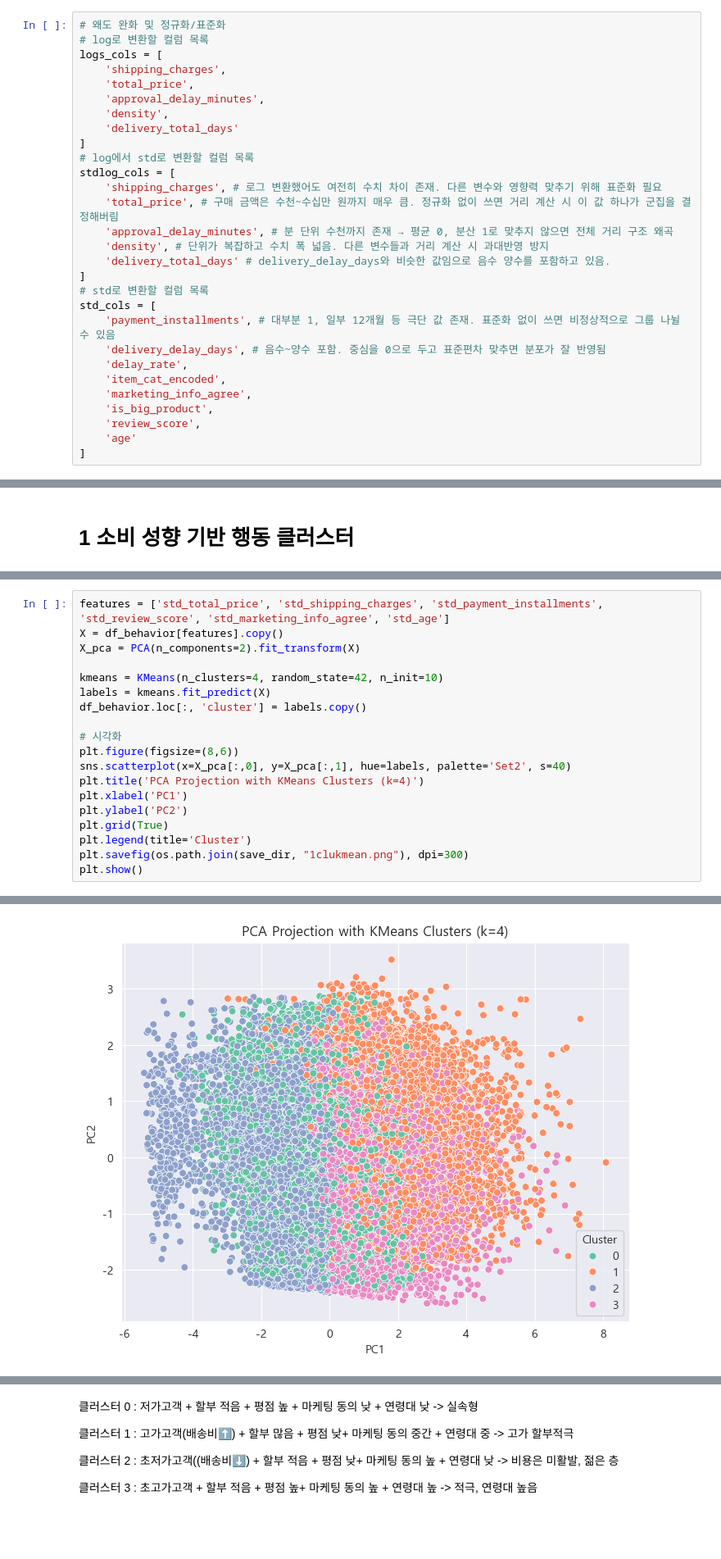
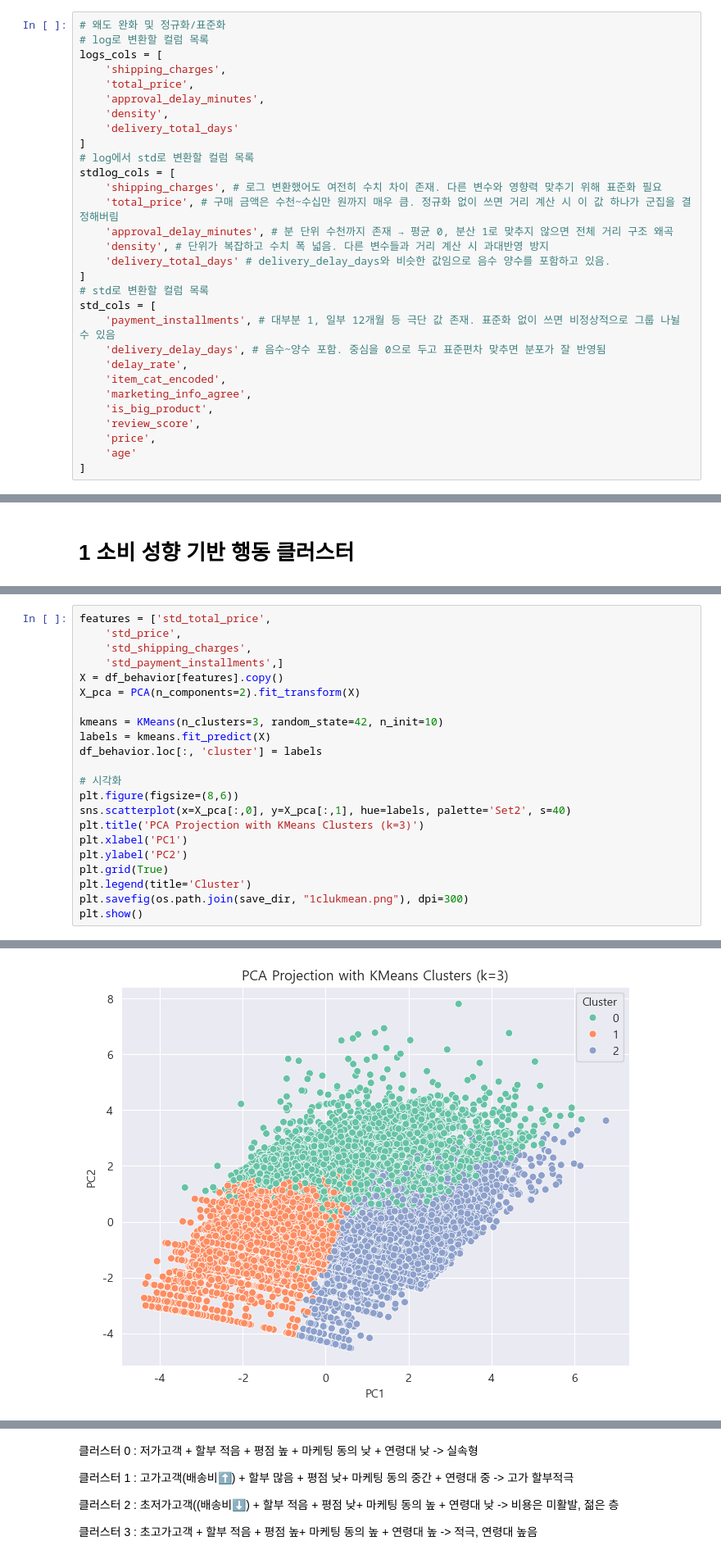
Before and after one commit to sasangkyoo/Marketing_proj, a Jupyter notebook: EDA_12_market.ipynb, the cells around one changed output, grey strips where cells are left out. Shown at 82% size. Cells and saved outputs as stored; diff of their text form; blank space fills up the shorter version.

```diff
--- a/EDA_12_market.ipynb
+++ b/EDA_12_market.ipynb
@@ -437,6 +437,7 @@ std_cols = [
     'marketing_info_agree',
     'is_big_product',
     'review_score',
+    'price',
     'age'
 ]
 # %%
@@ -620,16 +603,19 @@ plt.show()
 # %%
-features = ['std_total_price', 'std_shipping_charges', 'std_payment_installments', 'std_review_score', 'std_marketing_info_agree', 'std_age']
+features = ['std_total_price',
+    'std_price',
+    'std_shipping_charges',
+    'std_payment_installments',]
 X = df_behavior[features].copy()
 X_pca = PCA(n_components=2).fit_transform(X)
 
-kmeans = KMeans(n_clusters=4, random_state=42, n_init=10)
+kmeans = KMeans(n_clusters=3, random_state=42, n_init=10)
 labels = kmeans.fit_predict(X)
-df_behavior.loc[:, 'cluster'] = labels.copy()
+df_behavior.loc[:, 'cluster'] = labels
 
 # 시각화
 plt.figure(figsize=(8,6))
 sns.scatterplot(x=X_pca[:,0], y=X_pca[:,1], hue=labels, palette='Set2', s=40)
-plt.title('PCA Projection with KMeans Clusters (k=4)')
+plt.title('PCA Projection with KMeans Clusters (k=3)')
 plt.xlabel('PC1')
 plt.ylabel('PC2')
 plt.grid(True)
@@ -645,4 +626,4 @@ See the caveats in the documentation: https://pandas.pydata.org/pandas-docs/stab
-[figure, old version]
+[figure, new version]
 # %%
 # 클러스터별 평균값 확인
 cluster_means = df_behavior.groupby('cluster')[features].mean()
```
Also changed, not shown: parts of 41 cells of this notebook.
